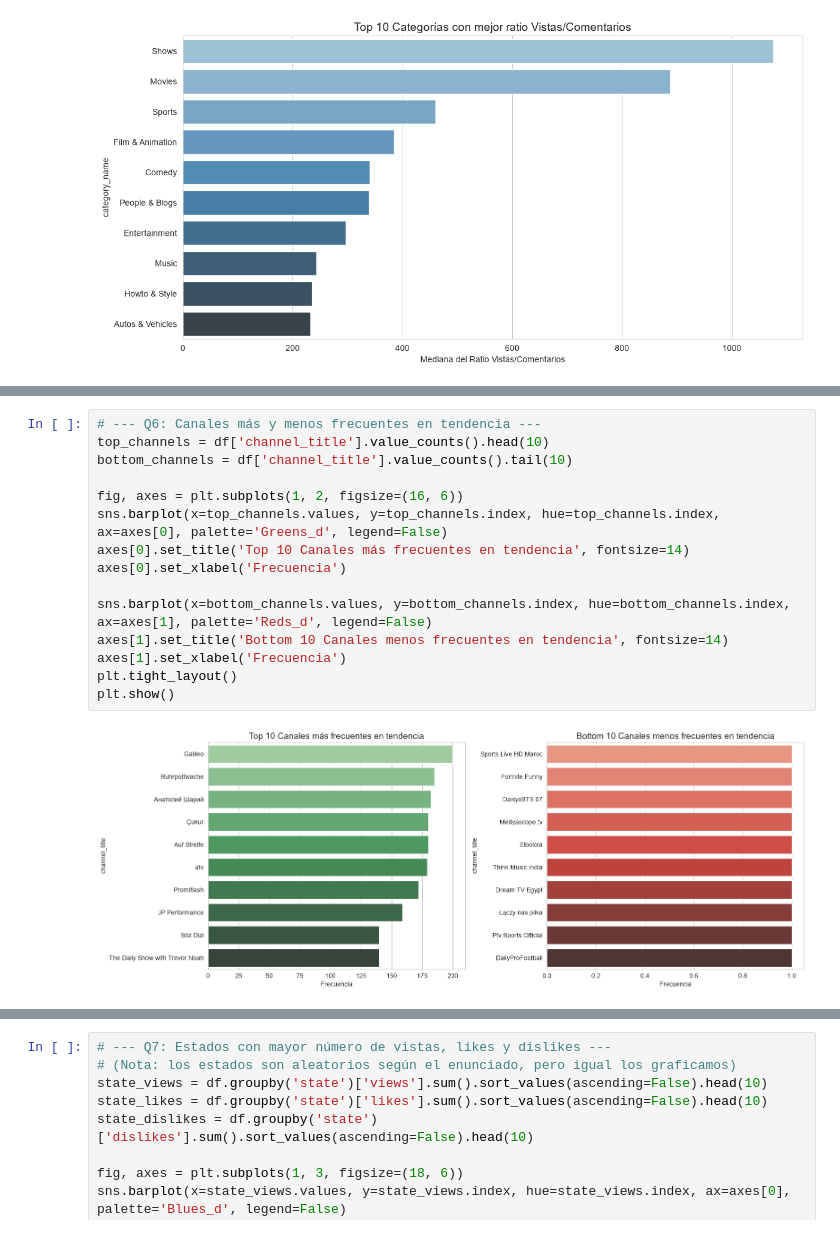
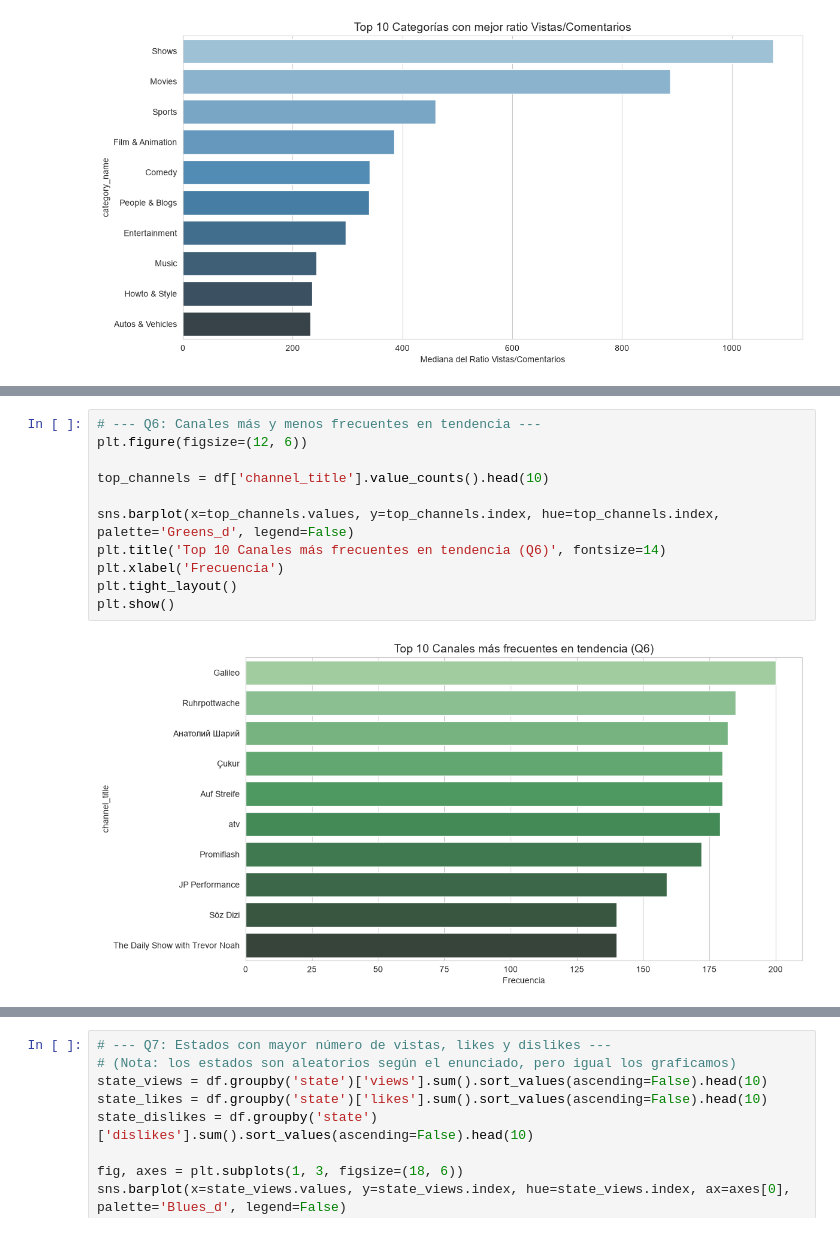
Before and after one commit to MartinDAA/FDS-2026-1-3227, a Jupyter notebook: code/EDA.ipynb, the cells around one changed output, grey strips where cells are left out. Drawn from its saved outputs; the diff is of its cells as text.

```diff
--- a/code/EDA.ipynb
+++ b/code/EDA.ipynb
@@ -205,17 +233,13 @@ plt.show()
 # %%
 # --- Q6: Canales más y menos frecuentes en tendencia ---
+plt.figure(figsize=(12, 6))
+
 top_channels = df['channel_title'].value_counts().head(10)
-bottom_channels = df['channel_title'].value_counts().tail(10)
 
-fig, axes = plt.subplots(1, 2, figsize=(16, 6))
-sns.barplot(x=top_channels.values, y=top_channels.index, hue=top_channels.index, ax=axes[0], palette='Greens_d', legend=False)
-axes[0].set_title('Top 10 Canales más frecuentes en tendencia', fontsize=14)
-axes[0].set_xlabel('Frecuencia')
-
-sns.barplot(x=bottom_channels.values, y=bottom_channels.index, hue=bottom_channels.index, ax=axes[1], palette='Reds_d', legend=False)
-axes[1].set_title('Bottom 10 Canales menos frecuentes en tendencia', fontsize=14)
-axes[1].set_xlabel('Frecuencia')
+sns.barplot(x=top_channels.values, y=top_channels.index, hue=top_channels.index, palette='Greens_d', legend=False)
+plt.title('Top 10 Canales más frecuentes en tendencia (Q6)', fontsize=14)
+plt.xlabel('Frecuencia')
 plt.tight_layout()
 plt.show()
 # %% [output]
-[figure, old version]
+[figure, new version]
```
Also changed, not shown: parts of 8 cells of this notebook.
